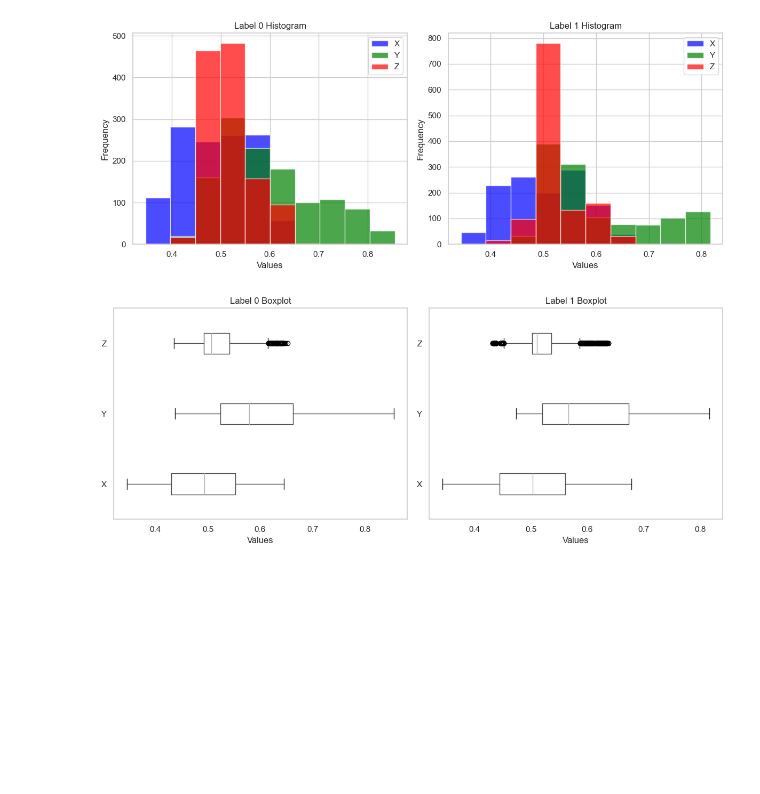
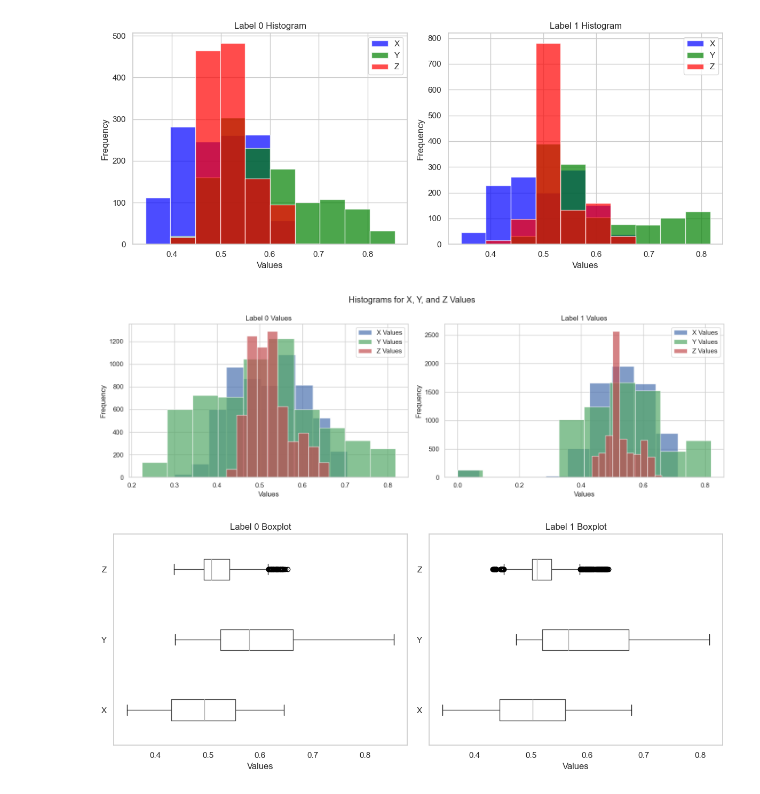
Before and after one commit to dinhanit/Abnormal_Behavior, a Jupyter notebook: Source/Data/EDA_data.ipynb, the cells around one changed output. Saved outputs shown, nothing was run; the diff lists cells and outputs as text; code cells hidden in the pictures; blank space fills up the shorter version.

Commit message:
fix visual ValuesXYZ based on dataframe PreparedData

```diff
--- a/Source/Data/EDA_data.ipynb
+++ b/Source/Data/EDA_data.ipynb
@@ -446,6 +465,43 @@ def create_histograms(dataframe):
 create_histograms(ValuesXYZ)
 # %% [output]
 [figure]
+# %%
+
+def create_histograms(dataframe):
+    fig, axes = plt.subplots(1, 2, figsize=(15, 5))
+    fig.suptitle("Histograms for X, Y, and Z Values")
+
+    for label in [0, 1]:
+        label_data = dataframe[dataframe['labels'] == label]
+
+        x_values = []
+        y_values = []
+        z_values = []
+
+        for i in range(1, 127, 3):  # Start from 1 and increment by 3
+            x_values.extend(label_data[f'keypoint_{i}'])
+            y_values.extend(label_data[f'keypoint_{i + 1}'])
+            z_values.extend(label_data[f'keypoint_{i + 2}'])
+
+        ax = axes[label]
+
+        ax.hist(x_values, bins=10, alpha=0.7, color='b', label='X Values')
+        ax.hist(y_values, bins=10, alpha=0.7, color='g', label='Y Values')
+        ax.hist(z_values, bins=10, alpha=0.7, color='r', label='Z Values')
+
+        ax.set_title(f'Label {label} Values')
+        ax.set_xlabel('Values')
+        ax.set_ylabel('Frequency')
+        ax.legend()
+
+    plt.tight_layout()
+    plt.show()
+
+# Example usage:
+# Replace 'PreparedData_train' with the name of your DataFrame
+create_histograms(PreparedData_train)
+# %% [output]
+[figure, added]
 # %%
 
 def create_boxplots(dataframe):
```
Also changed, not shown: parts of 7 cells of this notebook.
